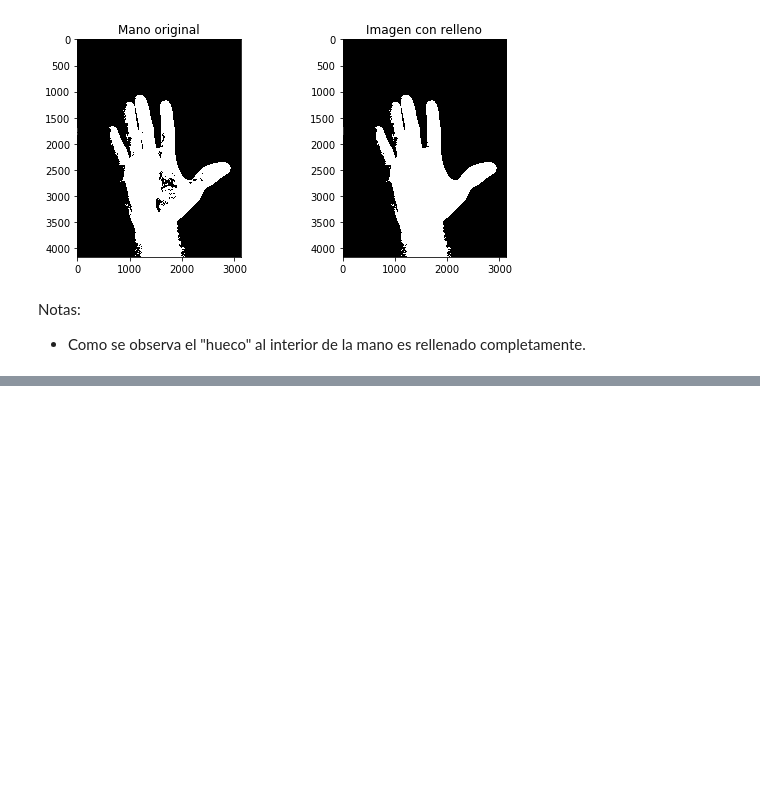
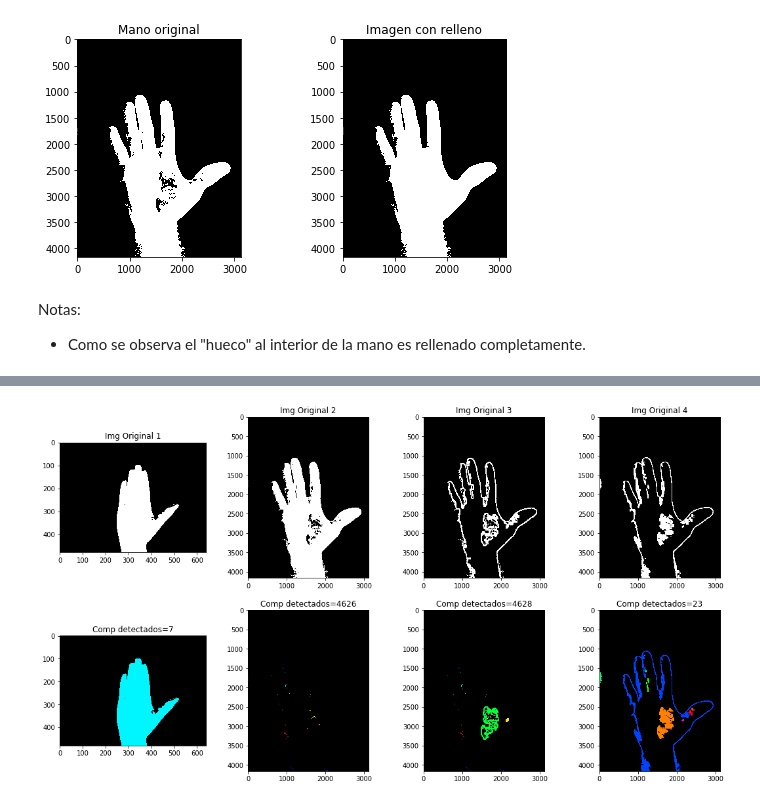
Before and after one commit to LeonardoMercado/TecIA, a Jupyter notebook: compartida de talleres/03 Taller 3 Operaciones Morfológicas/Taller 3 operaciones Morfológicas.ipynb, the cells around one changed output, grey strips where cells are left out. Drawn from its saved outputs; the diff is of its cells as text; code cells hidden in the pictures; blank space fills up the shorter version.

```diff
--- a/compartida de talleres/03 Taller 3 Operaciones Morfológicas/Taller 3 operaciones Morfológicas.ipynb
+++ b/compartida de talleres/03 Taller 3 Operaciones Morfológicas/Taller 3 operaciones Morfológicas.ipynb
@@ -742,0 +673,20 @@ plt.show()
+# %%
+components = [img_1_bin, img_2_bin, frontera_4, gradient]
+for i in range (0,len(components)):
+    plt.subplot(2,4,i+1), plt.imshow(components[i],cmap='gray'), plt.title(f'Img Original {i+1}')
+    plt.subplots_adjust(right=2.50, top =2 )
+    connectivity=8;
+    num_labels, labels= cv2.connectedComponents(components[i])
+    # Map component labels to hue val
+    label_hue = np.uint8(179*labels/np.max(labels))
+    blank_ch = 255*np.ones_like(label_hue)
+    labeled_img = cv2.merge([label_hue, blank_ch, blank_ch])
+
+    # cvt to BGR for display
+    labeled_img = cv2.cvtColor(labeled_img, cv2.COLOR_HSV2BGR)
+
+    # set bg label to black
+    labeled_img[label_hue==0] = 0
+    plt.subplot(2,4,4+(i+1)), plt.imshow(labeled_img), plt.title(f'Comp detectados={num_labels}')
+# %% [output]
+[figure, added]
```
Also changed, not shown: parts of 25 cells of this notebook, 10 other files.
